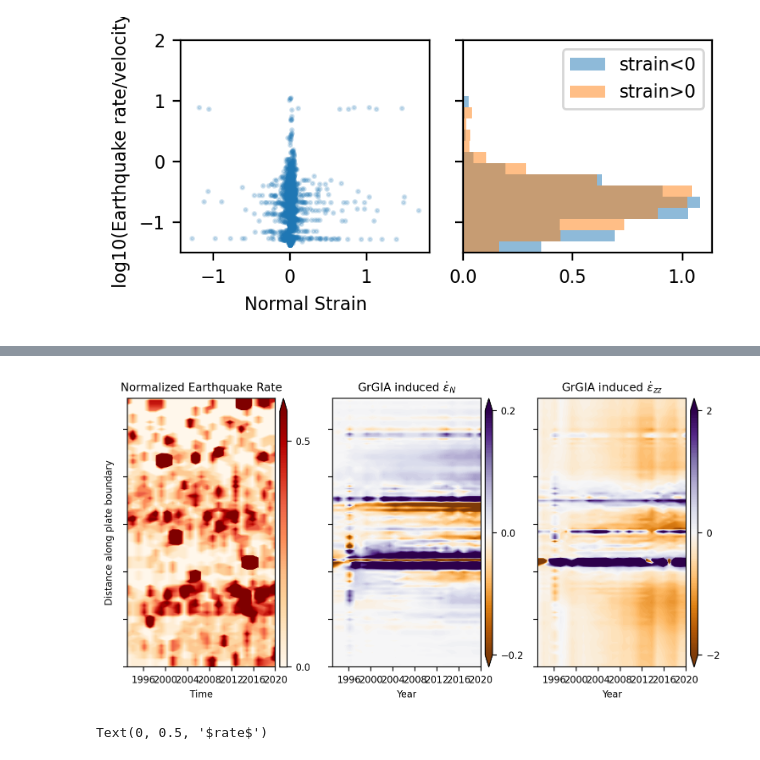
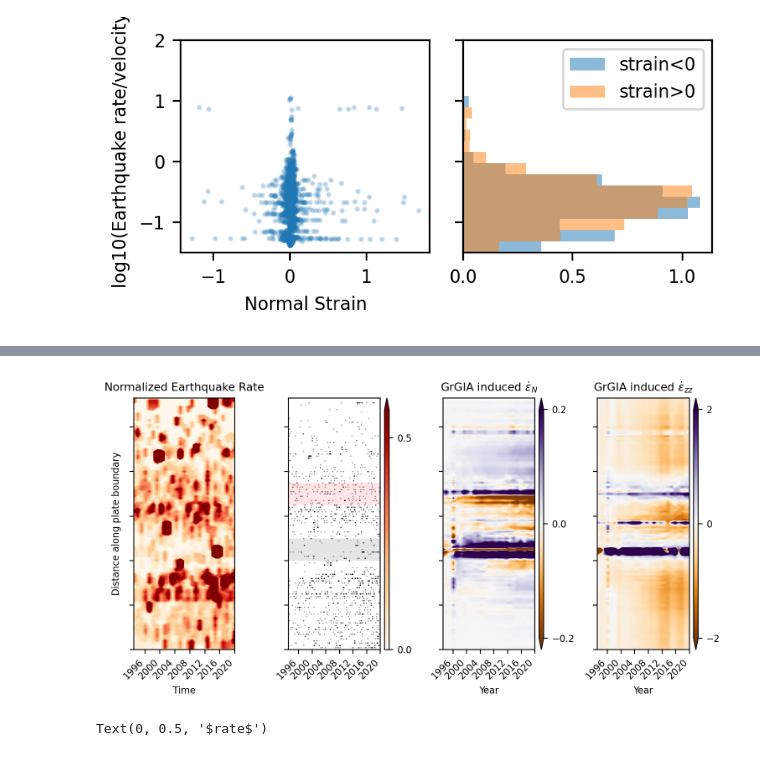
Before and after one commit to keliankaz/GrGIA_seismicity, a Jupyter notebook: gr_gia_seismic_NORTH_ATLANTIC.ipynb, the cells around one changed output, grey strips where cells are left out. Drawn from its saved outputs; the diff is of its cells as text; code cells hidden in the pictures.

Commit message:
xtixk rotation

```diff
--- a/gr_gia_seismic_NORTH_ATLANTIC.ipynb
+++ b/gr_gia_seismic_NORTH_ATLANTIC.ipynb
@@ -1257,5 +1251,5 @@ ax.set(
 # %%
-fig, AX = plt.subplots(1, 3, sharex=True, sharey=True, figsize=(7.5, 4))
+fig, AX = plt.subplots(1, 4, sharex=True, sharey=True, figsize=(7.5, 4))
 
 ax = AX[0]
 # plot the rate_grid of events over time and space
@@ -1273,17 +1267,31 @@ cf = ax.contourf(
 )
 x_lim = ax.get_xlim()
 
-divider = make_axes_locatable(ax)
-cax = divider.append_axes("right", size="5%", pad=0.05)
-plt.colorbar(cf, cax=cax, ticks=np.arange(0, max_level, 0.5))
-
 ax.set_xlabel("Time")
 ax.set_ylabel("Distance along plate boundary")
 ax.margins(x=0)
 
 ax.set_title("Normalized Earthquake Rate")
 
+
 ax = AX[1]
+ax.scatter(
+    catalog.time, catalog.distance_along_boundary/1000,
+    color='black',
+    s=0.5,
+    lw=0.2,
+    alpha=0.5,
+)
+
+ax.axhspan(4000, 5000, facecolor="k", alpha=0.1, label="Iceland")
+ax.axhspan(6500, 7500, facecolor="r", alpha=0.1, label="Svalbard")
+
+divider = make_axes_locatable(ax)
+cax = divider.append_axes("right", size="5%", pad=0.05)
+plt.colorbar(cf, cax=cax, ticks=np.arange(0, max_level, 0.5))
+
+
+ax = AX[1+1]
 color_range = [-0.2, 0.2]
 im = ax.contourf(
     date_range[1:],
@@ -1305,44 +1313,41 @@ ax.set_xlabel("Year")
 ax.set_yticklabels([])
 ax.set_title(r"GrGIA induced $\dot{\epsilon}_N$")
 
-ax = AX[2]
+ax = AX[2+1]
 color_range = [-2, 2]
 im = ax.contourf(
     date_range[1:],
     np.arange(len(rate_grid)) * 100,
     strain_at_plate_boundary_grid[:, :, 2, 2],
     levels=np.linspace(*color_range, 100),
     extend="both",
     extent=[0, rate_grid.shape[1], 0, rate_grid.shape[0]],
     cmap="PuOr",
 )
 
 divider = make_axes_locatable(ax)
 cax = divider.append_axes("right", size="5%", pad=0.05)
 plt.colorbar(im, cax=cax, ticks=[color_range[0], 0, color_range[1]])
 
 ax.set_xlabel("Year")
 
 
 ax.set_yticklabels([])
 
-# for iax in AX:
-#     iax.axhspan(4000, 5000, facecolor="k", alpha=0.1, label="Iceland")
-#     iax.axhspan(6500, 7500, facecolor="r", alpha=0.1, label="Svalbard")
-
 ax.set_title(r"GrGIA induced $\dot{\epsilon}_{zz}$")
 
 # [iax.scatter(
 #     plate_boundary_catalog.time, plate_boundary_catalog.distance_along_boundary/1000,
 #     color='k',
 #     s=1
 # ) for iax in AX]
 
-[iax.set_xlim(x_lim) for iax in AX]
+[iax.set(xlim=x_lim) for iax in AX]
+[iax.set_xticklabels(iax.get_xticklabels(), rotation = 45, ha="right") for iax in AX]
 
 plt.tight_layout()
 # %% [output]
-[figure, old version]
+[figure, new version]
 # %%
 fig, ax = plt.subplots(2,1,sharex=True,figsize=(5,5))
 ax[0].plot(date_range[1:],strain_at_plate_boundary_grid[:, :, 2, 2].T,lw=0.5,color='grey',alpha=0.2)
```
Also changed, not shown: parts of 8 cells of this notebook.
